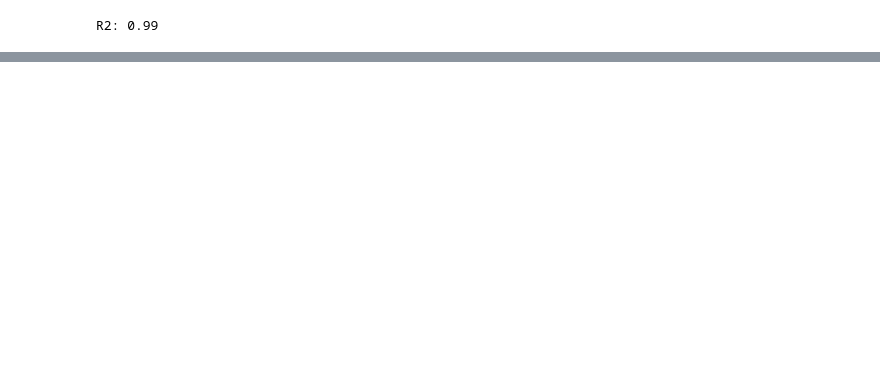
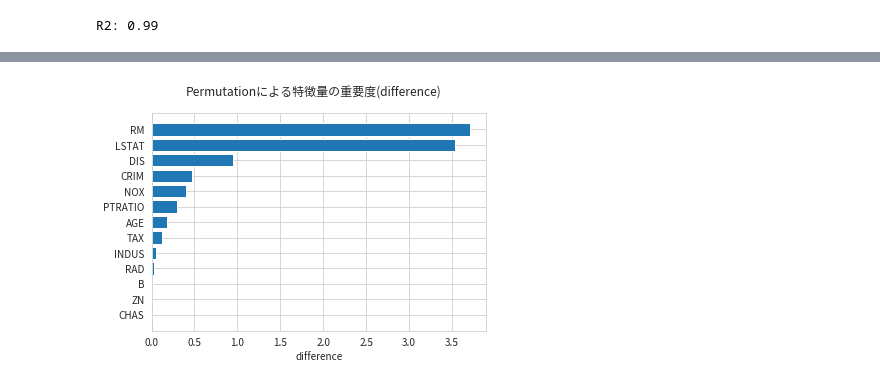
Before and after one commit to kfsky/ml-interpret-book, a Jupyter notebook: notebooks/chapter3.ipynb, the cells around one changed output, grey strips where cells are left out. Cells and saved outputs as stored; diff of their text form; code cells hidden in the pictures; blank space fills up the shorter version.

```diff
--- a/notebooks/chapter3.ipynb
+++ b/notebooks/chapter3.ipynb
@@ -179,0 +258,25 @@ pfi.plot(importance_type="difference")
+# %%
+from sklearn.datasets import load_boston
+from sklearn.inspection import permutation_importance
+
+boston = load_boston()
+
+X = pd.DataFrame(data=boston["data"], columns=boston["feature_names"])
+y = boston["target"]
+
+X_train, X_test, y_train, y_test = train_test_split(X, y, test_size=.2, random_state=42)
+rf = RandomForestRegressor(n_jobs=-1, random_state=42)
+
+rf.fit(X_train, y_train)
+
+
+pfi = permutation_importance(
+    estimator=rf,
+    X=X_test,
+    y=y_test,
+    scoring="neg_root_mean_squared_error",
+    n_repeats=5,
+    n_jobs=-1,
+    random_state=42
+)
+pfi
@@ -179,0 +301,11 @@ pfi.plot(importance_type="difference")
+# %%
+# dfにする
+df_pfi = pd.DataFrame(data={
+    "var_name":X_test.columns,
+    "importance_mean": pfi["importances_mean"],
+    "importance_std": pfi["importances_std"]
+}).sort_values("importance_mean")
+
+plot_bar(df_pfi["var_name"],df_pfi["importance_mean"], xlabel="difference", title="Permutationによる特徴量の重要度(difference)")
+# %% [output]
+[figure, added]
```
Also changed, not shown: parts of 11 cells of this notebook.
